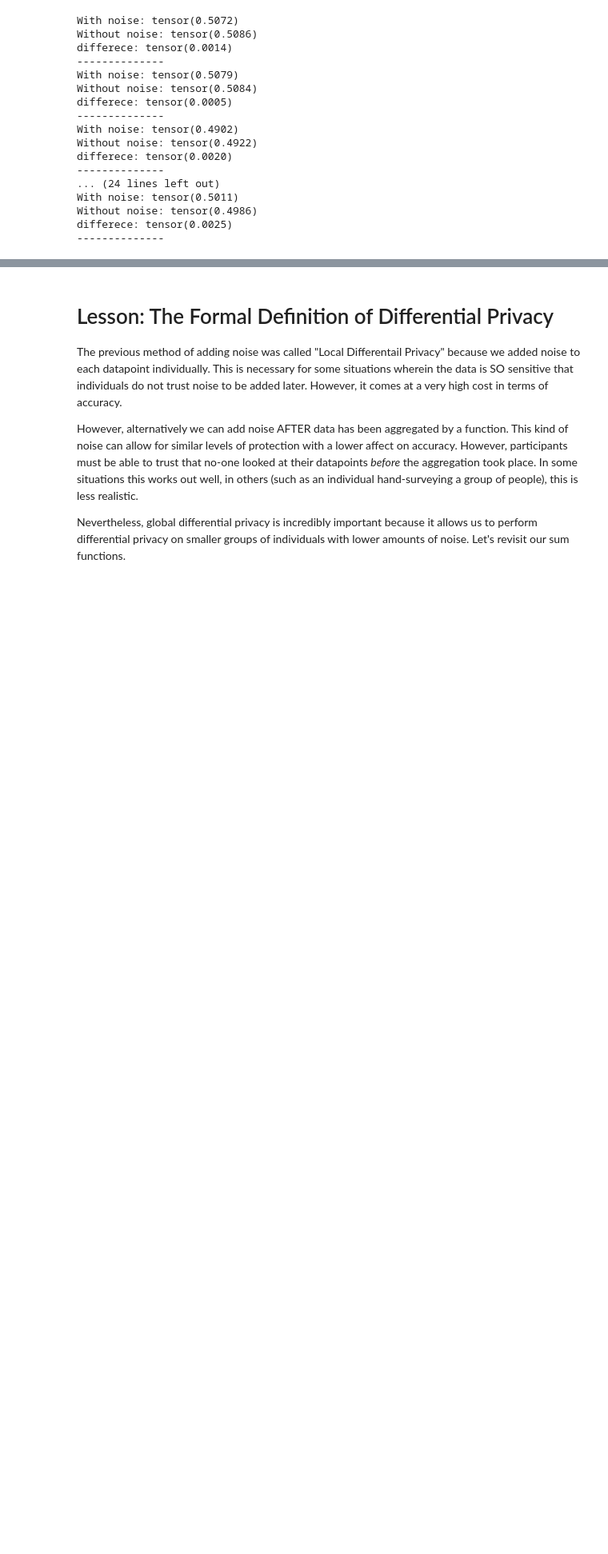
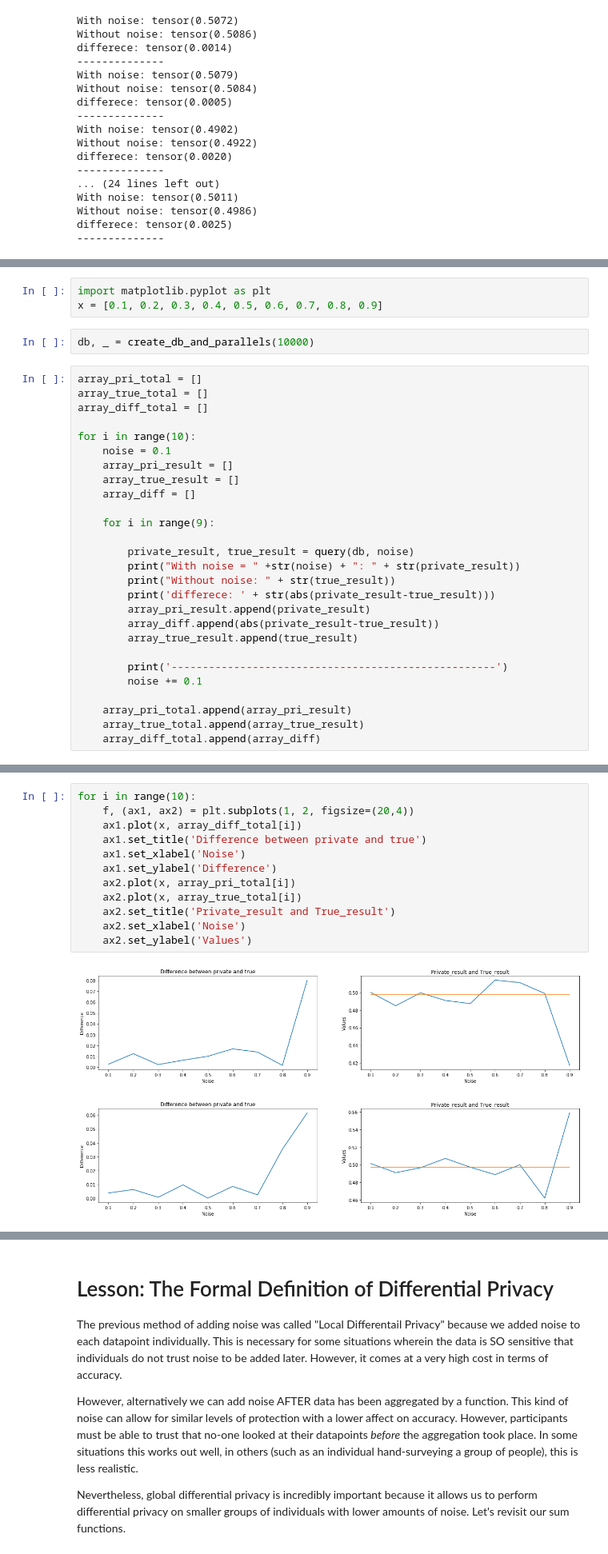
Before and after one commit to EllenZhangYarong/DataScience, a Jupyter notebook: PrivateAI_challenge/Section 1 - Differential Privacy.ipynb, the cells around one changed output, grey strips where cells are left out. Shown at 80% size. Saved outputs shown, nothing was run; the diff lists cells and outputs as text; blank space fills up the shorter version.

Commit message:
Try to find out the tradeoff(how much noise added)

```diff
--- a/PrivateAI_challenge/Section 1 - Differential Privacy.ipynb
+++ b/PrivateAI_challenge/Section 1 - Differential Privacy.ipynb
@@ -824,0 +827,32 @@ differece: tensor(0.0077)
+# %%
+import matplotlib.pyplot as plt
+x = [0.1, 0.2, 0.3, 0.4, 0.5, 0.6, 0.7, 0.8, 0.9]
+# %%
+db, _ = create_db_and_parallels(10000)
+# %%
+array_pri_total = []
+array_true_total = []
+array_diff_total = []
+
+for i in range(10):
+    noise = 0.1
+    array_pri_result = []
+    array_true_result = []
+    array_diff = []
+
+    for i in range(9):
+
+        private_result, true_result = query(db, noise)
+        print("With noise = " +str(noise) + ": " + str(private_result))
+        print("Without noise: " + str(true_result))
+        print('differece: ' + str(abs(private_result-true_result)))
+        array_pri_result.append(private_result)
+        array_diff.append(abs(private_result-true_result))
+        array_true_result.append(true_result)
+
+        print('----------------------------------------------------')
+        noise += 0.1
+
+    array_pri_total.append(array_pri_result)
+    array_true_total.append(array_true_result)
+    array_diff_total.append(array_diff)
@@ -824,0 +877,15 @@ differece: tensor(0.0077)
+# %%
+for i in range(10):
+    f, (ax1, ax2) = plt.subplots(1, 2, figsize=(20,4))
+    ax1.plot(x, array_diff_total[i])
+    ax1.set_title('Difference between private and true')
+    ax1.set_xlabel('Noise')
+    ax1.set_ylabel('Difference')
+    ax2.plot(x, array_pri_total[i])
+    ax2.plot(x, array_true_total[i])
+    ax2.set_title('Private_result and True_result')
+    ax2.set_xlabel('Noise')
+    ax2.set_ylabel('Values')
+# %% [output]
+[figure, added]
+[figure, added]
```
Also changed, not shown: parts of 4 cells of this notebook, 2 other files.
